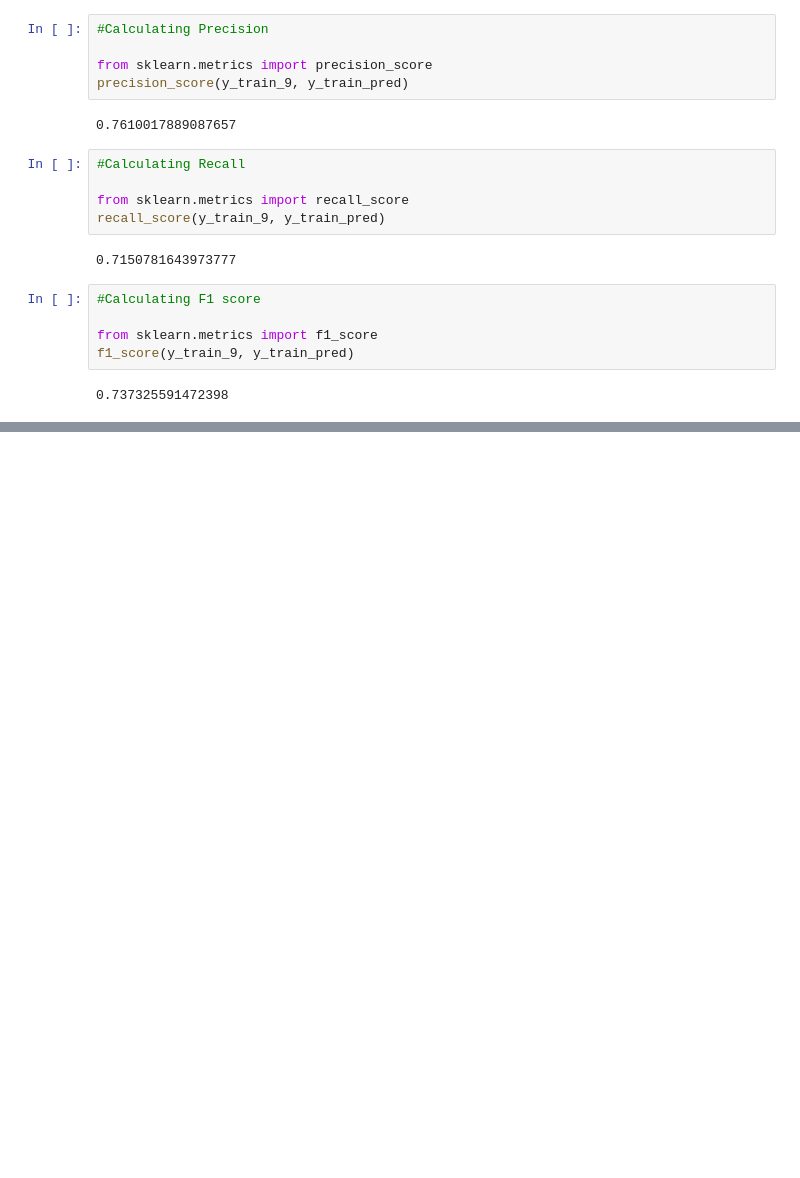
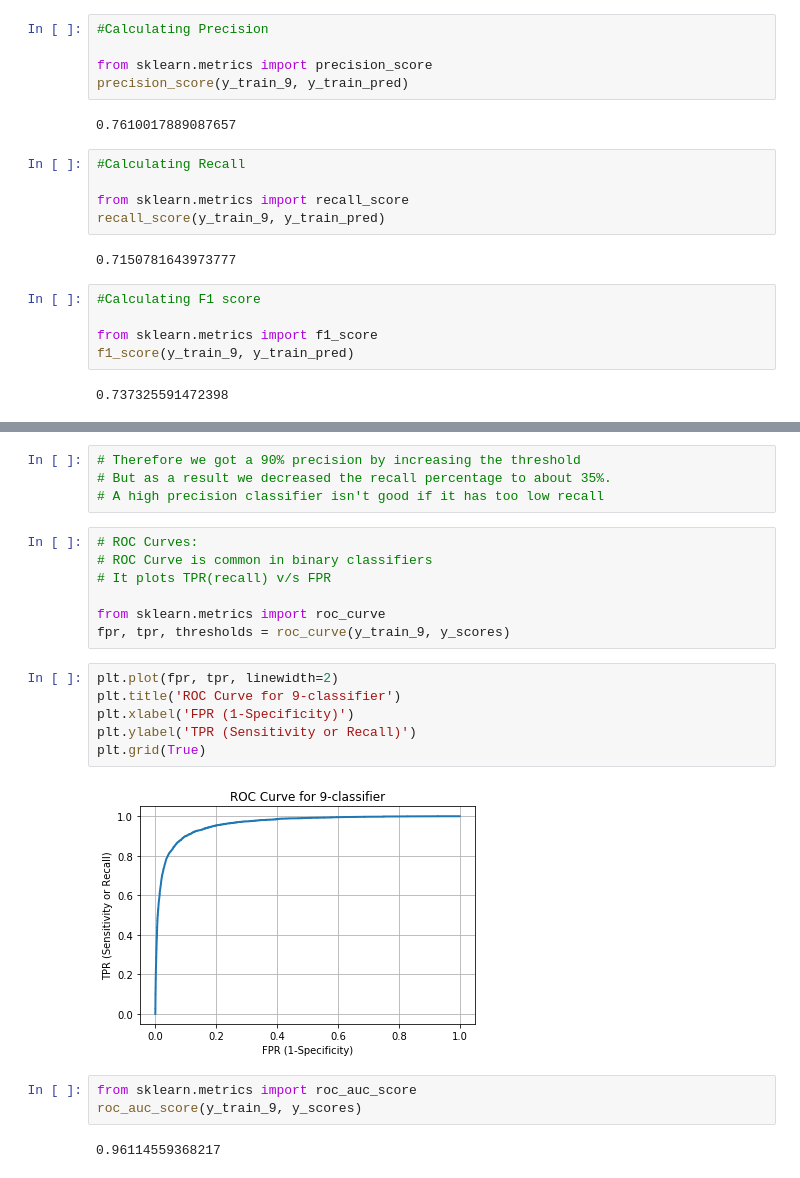
Before and after one commit to Maximus125/FInd9, a Jupyter notebook: Find_9.ipynb, the cells around one changed output, grey strips where cells are left out. Cells and saved outputs as stored; diff of their text form; blank space fills up the shorter version.

```diff
--- a/Find_9.ipynb
+++ b/Find_9.ipynb
@@ -146,0 +183,24 @@ f1_score(y_train_9, y_train_pred)
+# %%
+# Therefore we got a 90% precision by increasing the threshold
+# But as a result we decreased the recall percentage to about 35%.
+# A high precision classifier isn't good if it has too low recall
+# %%
+# ROC Curves:
+# ROC Curve is common in binary classifiers
+# It plots TPR(recall) v/s FPR
+
+from sklearn.metrics import roc_curve
+fpr, tpr, thresholds = roc_curve(y_train_9, y_scores)
+# %%
+plt.plot(fpr, tpr, linewidth=2)
+plt.title('ROC Curve for 9-classifier')
+plt.xlabel('FPR (1-Specificity)')
+plt.ylabel('TPR (Sensitivity or Recall)')
+plt.grid(True)
+# %% [output]
+[figure, added]
+# %%
+from sklearn.metrics import roc_auc_score
+roc_auc_score(y_train_9, y_scores)
+# %% [output]
+0.96114559368217
```
Also changed, not shown: parts of 5 cells of this notebook.
